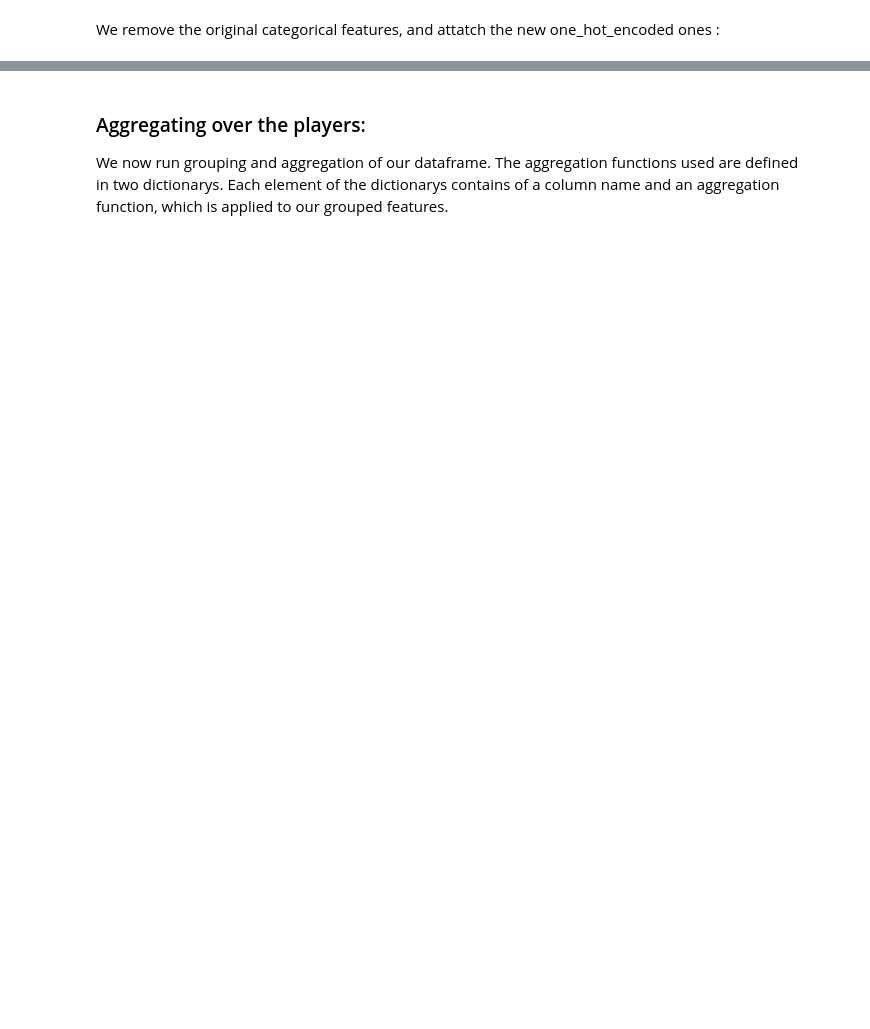
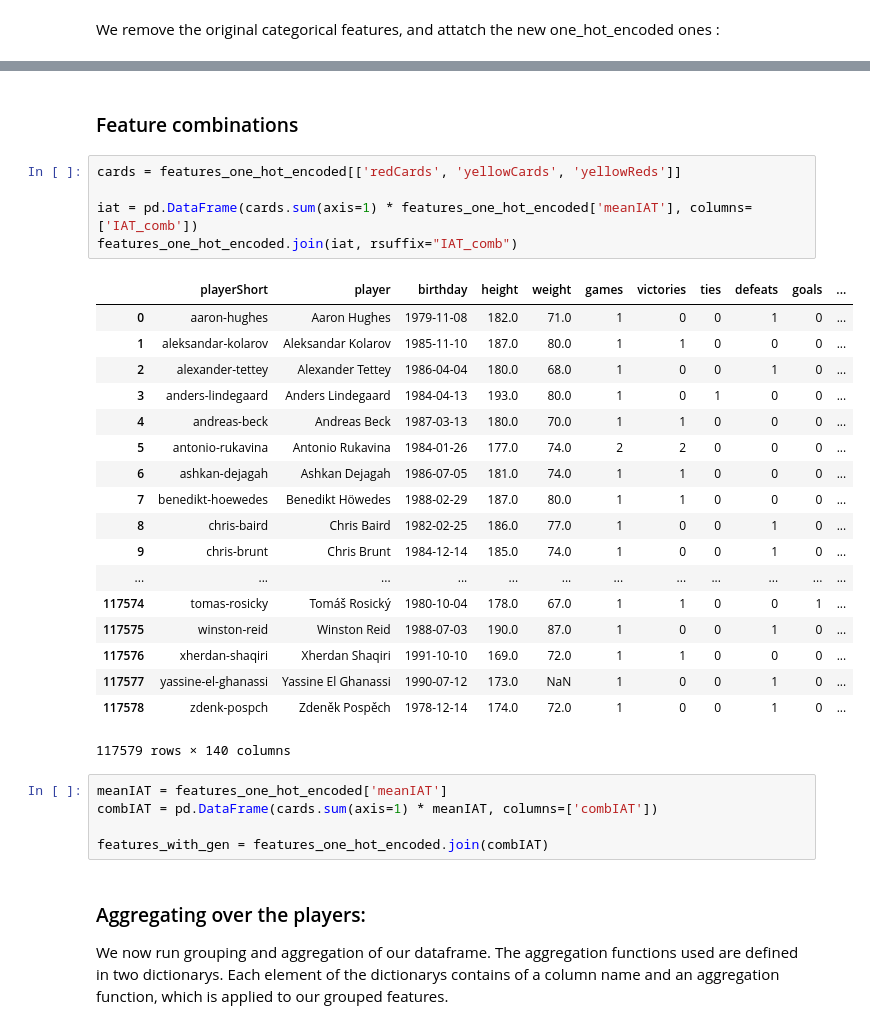
Before and after one commit to PaluchowskiMatthew/ADA-Kepler, a Jupyter notebook: 05 - Applied ML/Applied ML.ipynb, the cells around one changed output, grey strips where cells are left out. Drawn from its saved outputs; the diff is of its cells as text; blank space fills up the shorter version.

```diff
--- a/05 - Applied ML/Applied ML.ipynb
+++ b/05 - Applied ML/Applied ML.ipynb
@@ -136,3 +271,34 @@ features_one_hot_encoded.head()
+# %% [markdown]
+### Feature combinations
+# %%
+cards = features_one_hot_encoded[['redCards', 'yellowCards', 'yellowReds']]
+
+iat = pd.DataFrame(cards.sum(axis=1) * features_one_hot_encoded['meanIAT'], columns=['IAT_comb'])
+features_one_hot_encoded.join(iat, rsuffix="IAT_comb")
+# %% [output]
+|  | playerShort | player | birthday | height | weight | games | victories | ties | defeats | goals | ... |
+| 0 | aaron-hughes | Aaron Hughes | 1979-11-08 | 182.0 | 71.0 | 1 | 0 | 0 | 1 | 0 | ... |
+| 1 | aleksandar-kolarov | Aleksandar Kolarov | 1985-11-10 | 187.0 | 80.0 | 1 | 1 | 0 | 0 | 0 | ... |
+| 2 | alexander-tettey | Alexander Tettey | 1986-04-04 | 180.0 | 68.0 | 1 | 0 | 0 | 1 | 0 | ... |
+| 3 | anders-lindegaard | Anders Lindegaard | 1984-04-13 | 193.0 | 80.0 | 1 | 0 | 1 | 0 | 0 | ... |
+| 4 | andreas-beck | Andreas Beck | 1987-03-13 | 180.0 | 70.0 | 1 | 1 | 0 | 0 | 0 | ... |
+| 5 | antonio-rukavina | Antonio Rukavina | 1984-01-26 | 177.0 | 74.0 | 2 | 2 | 0 | 0 | 0 | ... |
+| 6 | ashkan-dejagah | Ashkan Dejagah | 1986-07-05 | 181.0 | 74.0 | 1 | 1 | 0 | 0 | 0 | ... |
+| 7 | benedikt-hoewedes | Benedikt Höwedes | 1988-02-29 | 187.0 | 80.0 | 1 | 1 | 0 | 0 | 0 | ... |
+| 8 | chris-baird | Chris Baird | 1982-02-25 | 186.0 | 77.0 | 1 | 0 | 0 | 1 | 0 | ... |
+| 9 | chris-brunt | Chris Brunt | 1984-12-14 | 185.0 | 74.0 | 1 | 0 | 0 | 1 | 0 | ... |
+| ... | ... | ... | ... | ... | ... | ... | ... | ... | ... | ... | ... |
+| 117574 | tomas-rosicky | Tomáš Rosický | 1980-10-04 | 178.0 | 67.0 | 1 | 1 | 0 | 0 | 1 | ... |
+| 117575 | winston-reid | Winston Reid | 1988-07-03 | 190.0 | 87.0 | 1 | 0 | 0 | 1 | 0 | ... |
+| 117576 | xherdan-shaqiri | Xherdan Shaqiri | 1991-10-10 | 169.0 | 72.0 | 1 | 1 | 0 | 0 | 0 | ... |
+| 117577 | yassine-el-ghanassi | Yassine El Ghanassi | 1990-07-12 | 173.0 | NaN | 1 | 0 | 0 | 1 | 0 | ... |
+| 117578 | zdenk-pospch | Zdeněk Pospěch | 1978-12-14 | 174.0 | 72.0 | 1 | 0 | 0 | 1 | 0 | ... |
+117579 rows × 140 columns
+# %%
+meanIAT = features_one_hot_encoded['meanIAT']
+combIAT = pd.DataFrame(cards.sum(axis=1) * meanIAT, columns=['combIAT'])
+
+features_with_gen = features_one_hot_encoded.join(combIAT)
 # %% [markdown]
 ### Aggregating over the players:
 
```
Also changed, not shown: parts of 27 cells of this notebook.
